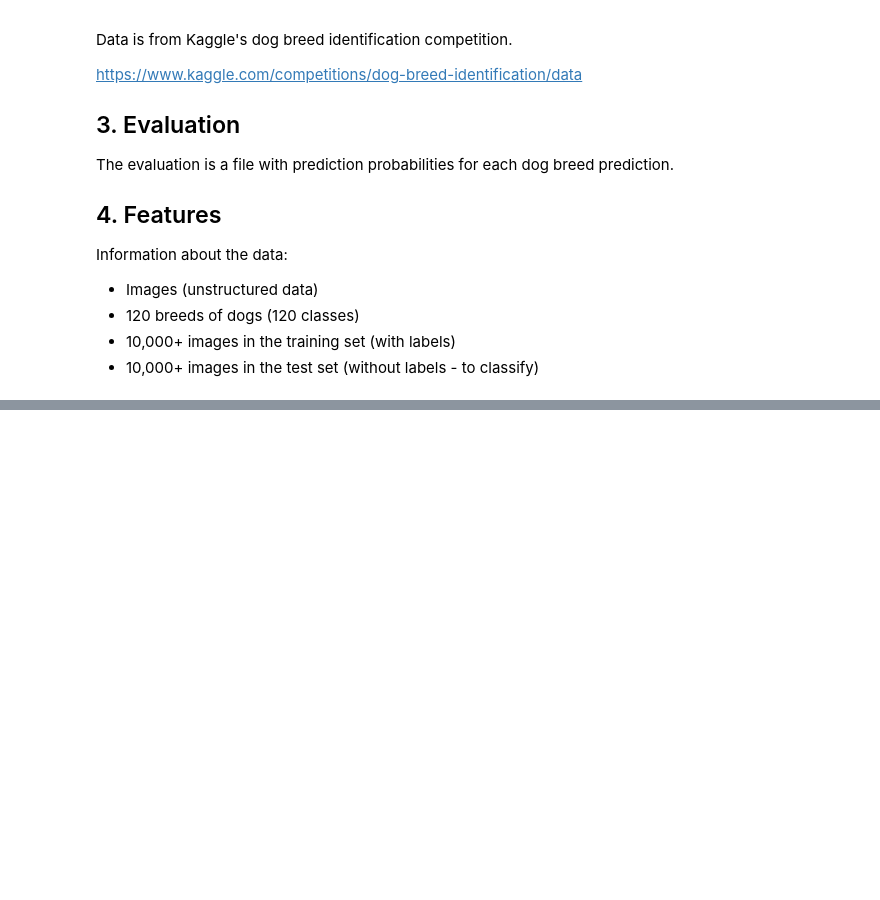
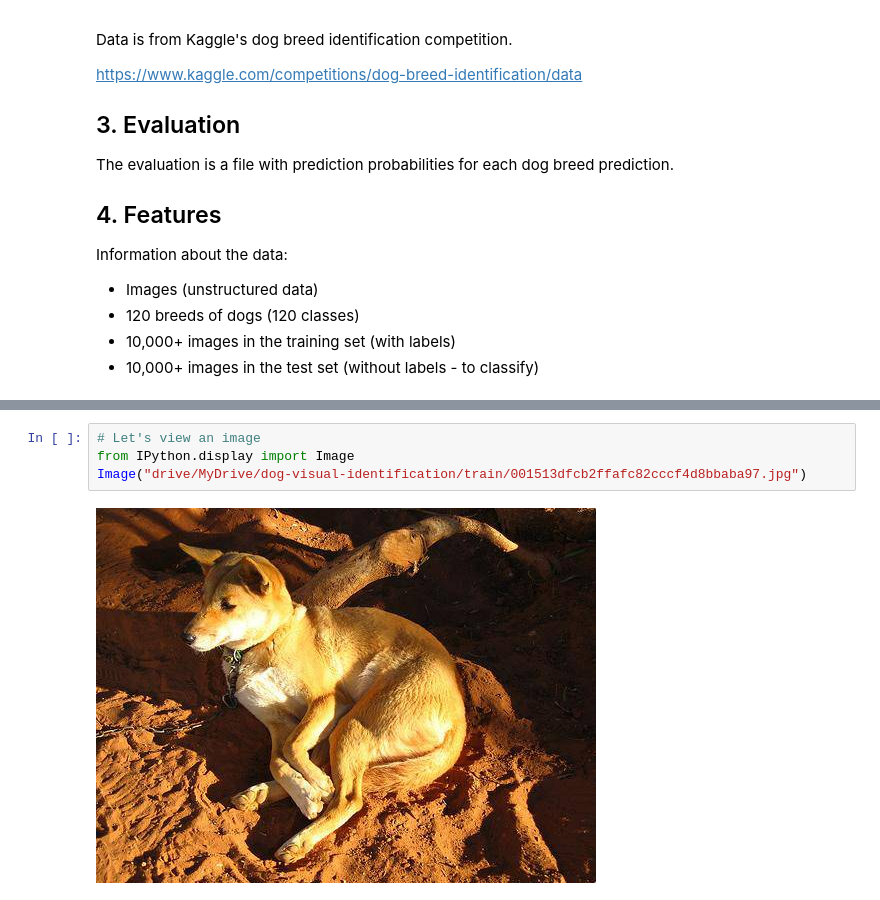
Before and after one commit to Krykiet/tensorflow-dog-breed-classification, a Jupyter notebook: dog_visual_identification.ipynb, the cells around one changed output, grey strips where cells are left out. Saved outputs shown, nothing was run; the diff lists cells and outputs as text; blank space fills up the shorter version.

```diff
--- a/dog_visual_identification.ipynb
+++ b/dog_visual_identification.ipynb
@@ -36,0 +78,6 @@ TF version: 2.8.2
+# %%
+# Let's view an image
+from IPython.display import Image
+Image("drive/MyDrive/dog-visual-identification/train/001513dfcb2ffafc82cccf4d8bbaba97.jpg")
+# %% [output]
+[figure, added]
```
Also changed, not shown: parts of 27 cells of this notebook.
